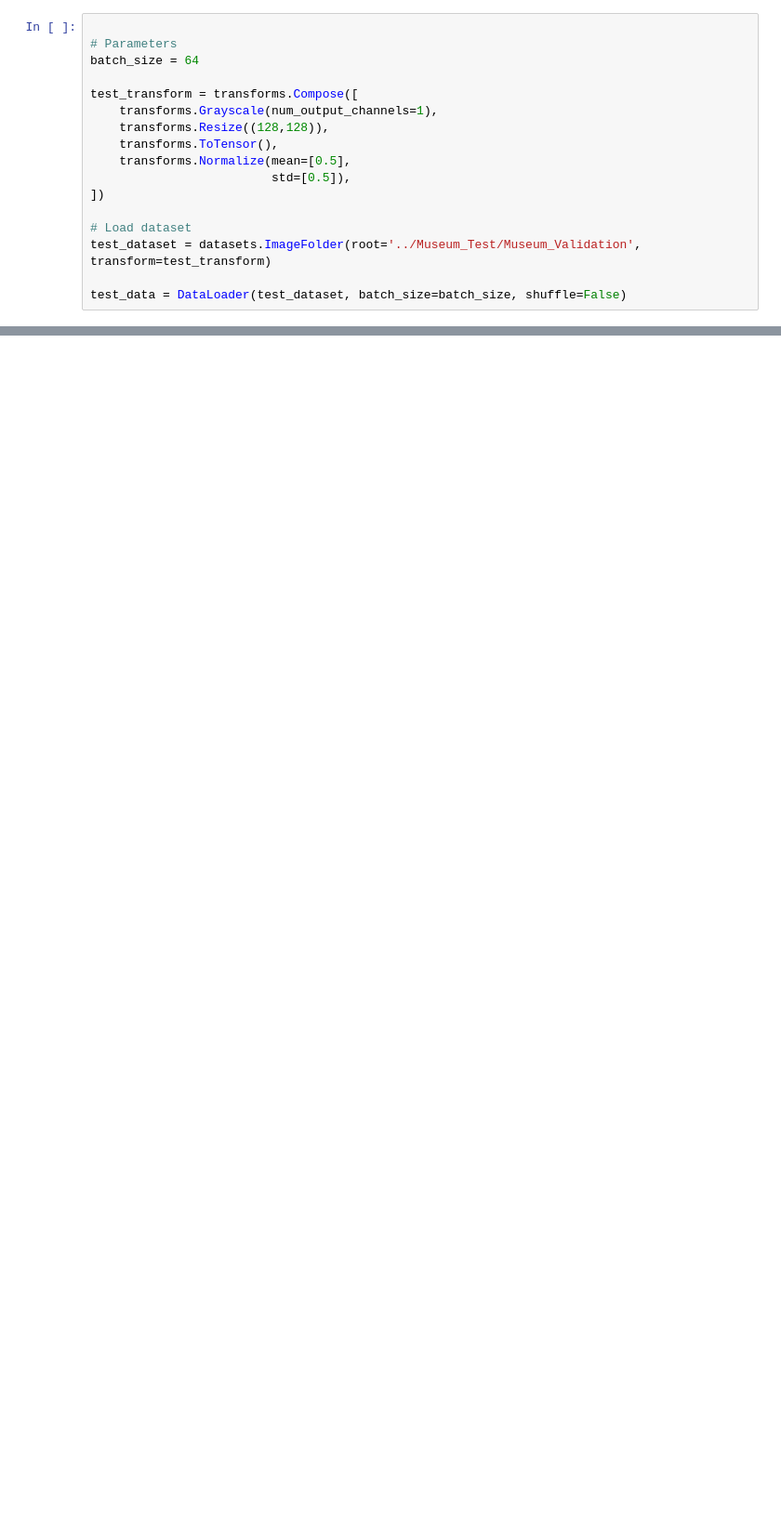
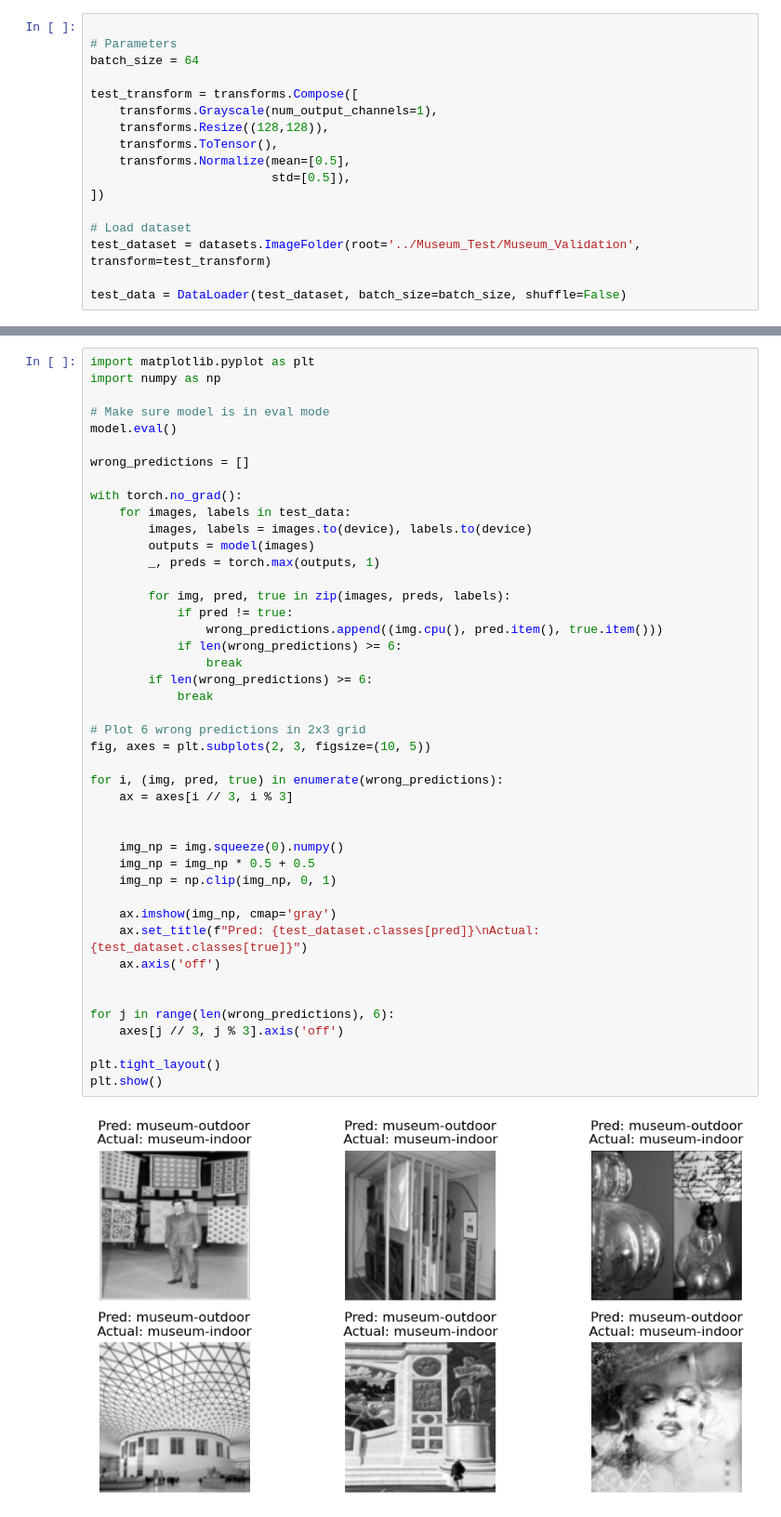
Before and after one commit to Navachethan-Murugeppa/Lex_AI_AppliedAI_COMP6721, a Jupyter notebook: CNN/AI_CNN2Grey.ipynb, the cells around one changed output, grey strips where cells are left out. Shown at 93% size. Cells and saved outputs as stored; diff of their text form; blank space fills up the shorter version.

Commit message:
Update CNN gray

```diff
--- a/CNN/AI_CNN2Grey.ipynb
+++ b/CNN/AI_CNN2Grey.ipynb
@@ -271,0 +318,46 @@ museum-outdoor       0.85      0.90      0.87       100
+# %%
+import matplotlib.pyplot as plt
+import numpy as np
+
+# Make sure model is in eval mode
+model.eval()
+
+wrong_predictions = []
+
+with torch.no_grad():
+    for images, labels in test_data:
+        images, labels = images.to(device), labels.to(device)
+        outputs = model(images)
+        _, preds = torch.max(outputs, 1)
+
+        for img, pred, true in zip(images, preds, labels):
+            if pred != true:
+                wrong_predictions.append((img.cpu(), pred.item(), true.item()))
+            if len(wrong_predictions) >= 6:
+                break
+        if len(wrong_predictions) >= 6:
+            break
+
+# Plot 6 wrong predictions in 2x3 grid
+fig, axes = plt.subplots(2, 3, figsize=(10, 5))
+
+for i, (img, pred, true) in enumerate(wrong_predictions):
+    ax = axes[i // 3, i % 3]
+
+
+    img_np = img.squeeze(0).numpy()
+    img_np = img_np * 0.5 + 0.5
+    img_np = np.clip(img_np, 0, 1)
+
+    ax.imshow(img_np, cmap='gray')
+    ax.set_title(f"Pred: {test_dataset.classes[pred]}\nActual: {test_dataset.classes[true]}")
+    ax.axis('off')
+
+
+for j in range(len(wrong_predictions), 6):
+    axes[j // 3, j % 3].axis('off')
+
+plt.tight_layout()
+plt.show()
+# %% [output]
+[figure, added]
```
Also changed, not shown: parts of 19 cells of this notebook, 1 other file.
